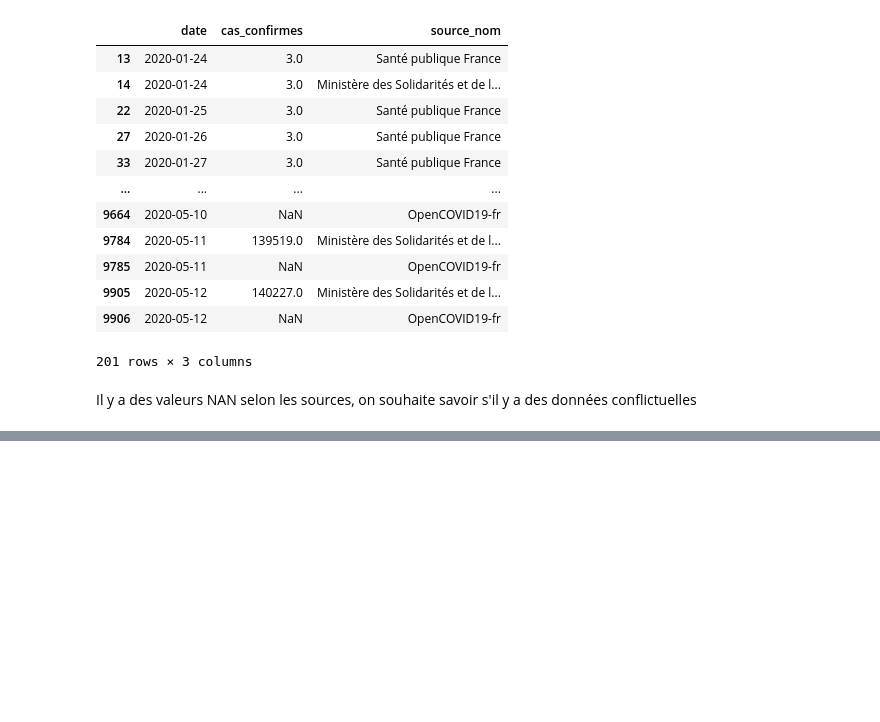
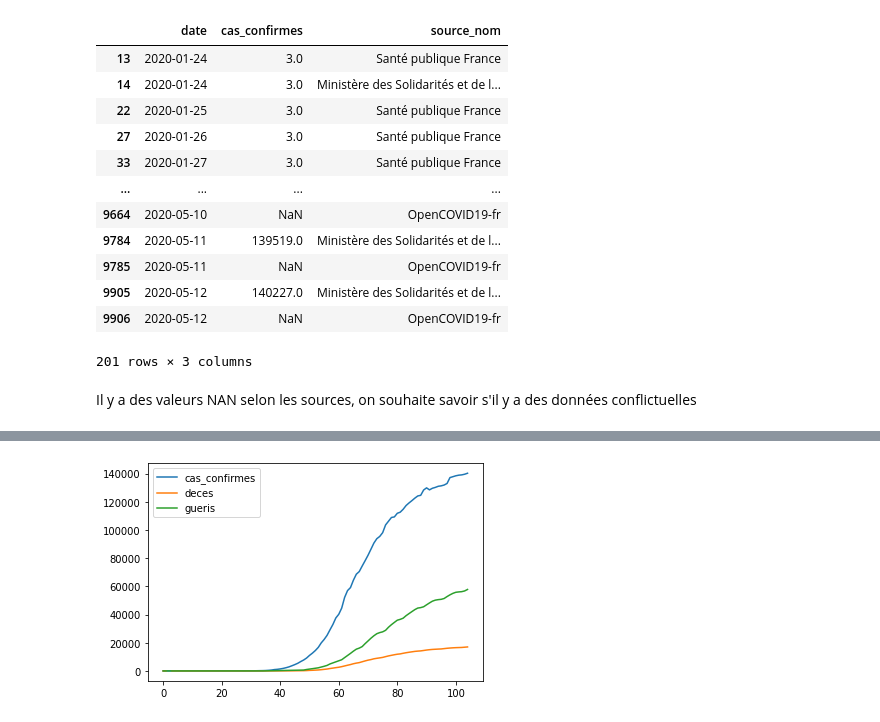
Before and after one commit to Pythalex/projet_science_des_donnees_ISD, a Jupyter notebook: exploration_chiffres_cles.ipynb, the cells around one changed output, grey strips where cells are left out. Cells and saved outputs as stored; diff of their text form; code cells hidden in the pictures; blank space fills up the shorter version.

```diff
--- a/exploration_chiffres_cles.ipynb
+++ b/exploration_chiffres_cles.ipynb
@@ -105,0 +109,4 @@ evolution_par_jour[["susceptible", "cas_confirmes", "deces", "gueris"]].plot(log
+# %%
+vplot.plot_CDG(evolution_par_jour)
+# %% [output]
+[figure, added]
```
Also changed, not shown: parts of 24 cells of this notebook, 6 other files.
